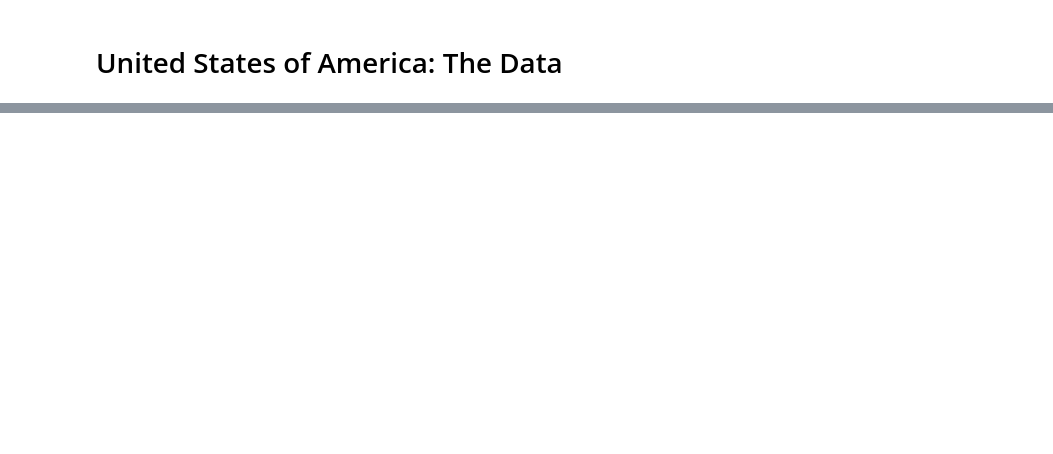
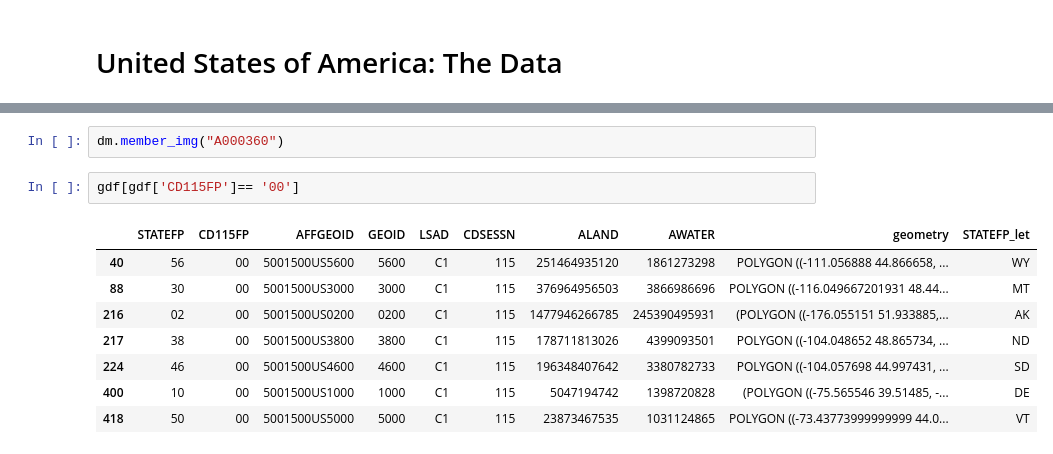
Before and after one commit to DomCritchlow/USA_in_Data, a Jupyter notebook: Tester_Notebook.ipynb, the cells around one changed output, grey strips where cells are left out. Cells and saved outputs as stored; diff of their text form; blank space fills up the shorter version.

```diff
--- a/Tester_Notebook.ipynb
+++ b/Tester_Notebook.ipynb
@@ -228,0 +24,13 @@ SSLError: HTTPSConnectionPool(host='api.propublica.org', port=443): Max retries
+# %%
+dm.member_img("A000360")
+# %%
+gdf[gdf['CD115FP']== '00']
+# %% [output]
+|  | STATEFP | CD115FP | AFFGEOID | GEOID | LSAD | CDSESSN | ALAND | AWATER | geometry | STATEFP_let |
+| 40 | 56 | 00 | 5001500US5600 | 5600 | C1 | 115 | 251464935120 | 1861273298 | POLYGON ((-111.056888 44.866658, ... | WY |
+| 88 | 30 | 00 | 5001500US3000 | 3000 | C1 | 115 | 376964956503 | 3866986696 | POLYGON ((-116.049667201931 48.44... | MT |
+| 216 | 02 | 00 | 5001500US0200 | 0200 | C1 | 115 | 1477946266785 | 245390495931 | (POLYGON ((-176.055151 51.933885,... | AK |
+| 217 | 38 | 00 | 5001500US3800 | 3800 | C1 | 115 | 178711813026 | 4399093501 | POLYGON ((-104.048652 48.865734, ... | ND |
+| 224 | 46 | 00 | 5001500US4600 | 4600 | C1 | 115 | 196348407642 | 3380782733 | POLYGON ((-104.057698 44.997431, ... | SD |
+| 400 | 10 | 00 | 5001500US1000 | 1000 | C1 | 115 | 5047194742 | 1398720828 | (POLYGON ((-75.565546 39.51485, -... | DE |
+| 418 | 50 | 00 | 5001500US5000 | 5000 | C1 | 115 | 23873467535 | 1031124865 | POLYGON ((-73.43773999999999 44.0... | VT |
```
Also changed, not shown: parts of 22 cells of this notebook, 17 other files.
